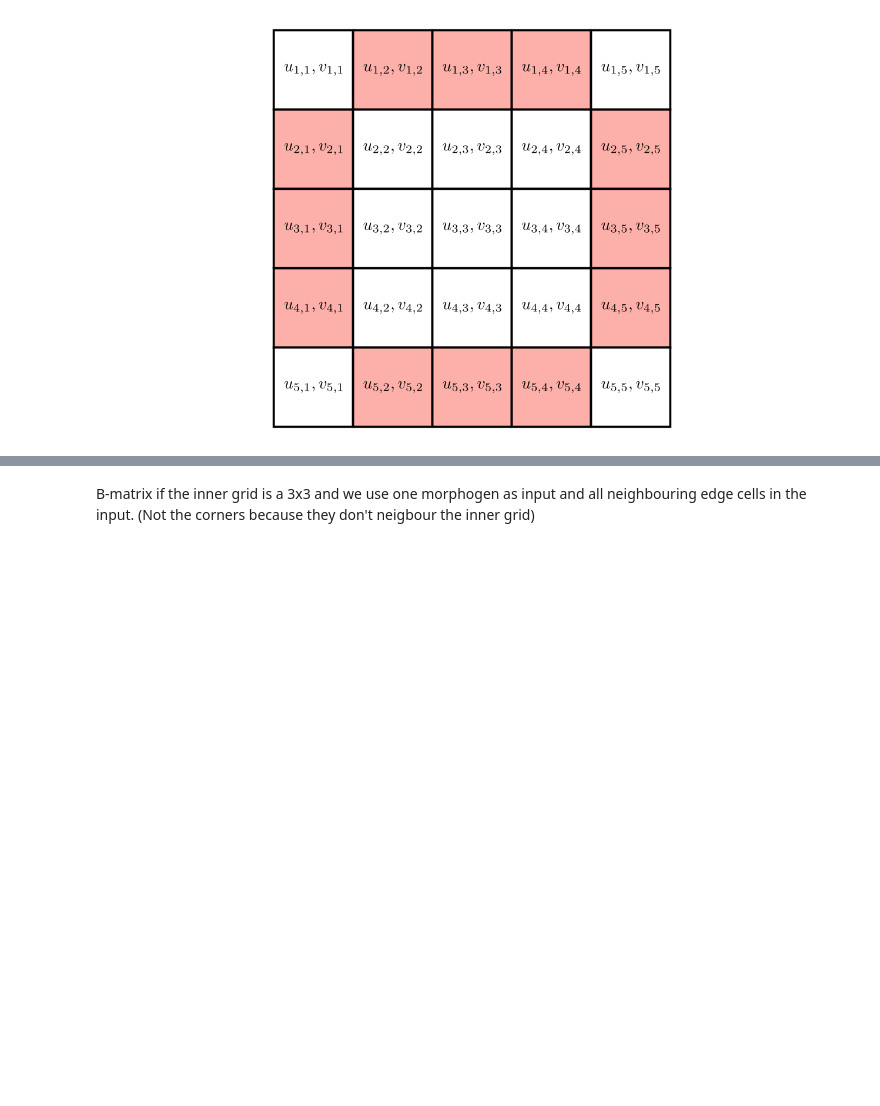
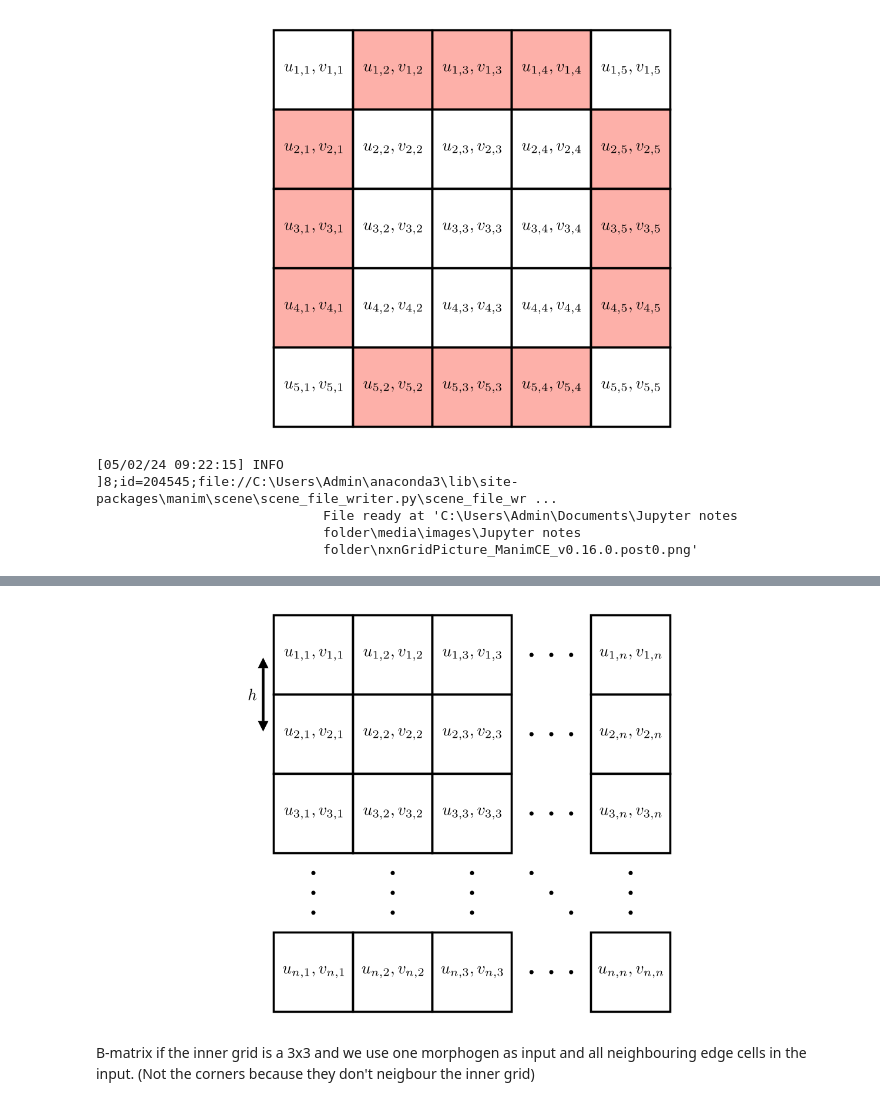
Before and after one commit to Gympaisak/Turing-Pattern, a Jupyter notebook: TuringPatternFinal.ipynb, the cells around one changed output, grey strips where cells are left out. Cells and saved outputs as stored; diff of their text form; code cells hidden in the pictures; blank space fills up the shorter version.

```diff
--- a/TuringPatternFinal.ipynb
+++ b/TuringPatternFinal.ipynb
@@ -177,3 +184,18 @@ for t in time:
+# %%
+# Creating sequence of images from different times of the pattern formation
+
+im_columns = math.ceil(len(imgList) / 2)
+im_rows = 2
+fig = plt.figure(figsize=(10, 7))
+k = 1
+
+for j in imgList:
+    fig.add_subplot(im_rows, im_columns, k)
+
+    plt.imshow(j)
+    plt.axis('off')
+    plt.title('time = %i' %timeList[k-1])
+    k += 1
 # %% [markdown]
 ### Isaks plot (is still here because he can't import cv2)
 # %%
@@ -466,3 +506,66 @@ class GridPicture(Scene):
                     INFO     Rendered GridPicture                                                      ]8;id=149037;file://C:\Users\Admin\anaconda3\lib\site-packages\manim\scene\scene.py\scene.py]8;;\ ...
                              Played 0 animations
 [figure]
+# %%
+%%manim -qm nxnGridPicture
+#Manims positioning uses a 3D coordinate system. Uses numpy arrays. np.array([2,1,0]) is a position on the window.
+#Manims default window is 8 Munits(manim units) tall and 14 + 2/9 = 14.22222.. Munits in width.
+#The origo is at the center of the window
+
+class nxnGridPicture(Scene):
+    def construct(self):
+        self.camera.background_color = WHITE
+        # It seems like all the variables from the other codes are global so I can use U and other variables in this function without having to import them.
+        graph_sl = 7.5 #The graphs side length
+        gridRows = 5
+        gridColumns = 5
+        square_sl = graph_sl/gridRows #The side length of each cell
+        squares = VGroup() #Makes an empty "array" that I can put my square manim objects in.
+        text = VGroup() #Makes an empty "array" that I can put my text manim objects in.
+        dots = VGroup() #Makes an empty "array" that I can put my Dot() manim objects in.
+        arrows = VGroup() #Makes an empty "array" that I can put my arrow manim objects in.
+        fillColor = WHITE
+
+
+        #arrows.add(DoubleArrow(start = [-graph_sl/2, graph_sl/2, 0], end = [-graph_sl/2, graph_sl/2-square_sl, 0], color = BLACK))
+        for i in range(0,gridRows): #Goes through each row
+            for j in range(0,gridColumns): # Goes through each column
+
+                if (i == 3):
+                    if (j == 3):
+                        dots.add(Dot([ -graph_sl/2+square_sl*(0.25+i),graph_sl/2-square_sl*(0.25+j), 0 ], color = BLACK ,radius=0.04)) #left upper dot
+                        dots.add(Dot([ -graph_sl/2+square_sl*(0.5+i),graph_sl/2-square_sl*(0.5+j), 0 ], color = BLACK ,radius=0.04)) #middle dot
+                        dots.add(Dot([ -graph_sl/2+square_sl*(0.75+i),graph_sl/2-square_sl*(0.75+j), 0 ], color = BLACK ,radius=0.04)) #right lower dot
+                    else:
+                        dots.add(Dot([ -graph_sl/2+square_sl*(0.25+i),graph_sl/2-square_sl*(0.5+j), 0 ], color = BLACK ,radius=0.04)) #left dot
+                        dots.add(Dot([ -graph_sl/2+square_sl*(0.5+i),graph_sl/2-square_sl*(0.5+j), 0 ], color = BLACK ,radius=0.04)) #middle dot
+                        dots.add(Dot([ -graph_sl/2+square_sl*(0.75+i),graph_sl/2-square_sl*(0.5+j), 0 ], color = BLACK ,radius=0.04)) #right dot
+                elif (j == 3):
+                    dots.add(Dot([ -graph_sl/2+square_sl*(0.5+i),graph_sl/2-square_sl*(0.25+j), 0 ], color = BLACK ,radius=0.04)) #upper dot
+                    dots.add(Dot([ -graph_sl/2+square_sl*(0.5+i),graph_sl/2-square_sl*(0.5+j), 0 ], color = BLACK ,radius=0.04)) #middle dot
+                    dots.add(Dot([ -graph_sl/2+square_sl*(0.5+i),graph_sl/2-square_sl*(0.75+j), 0 ], color = BLACK ,radius=0.04)) #lower dot
+                else:
+                    squares.add(Square(side_length = square_sl, color = BLACK, fill_color = fillColor, fill_opacity = 0.5).move_to([-graph_sl/2+square_sl*(0.5+i),graph_sl/2-square_sl*(0.5+j),0]))
+                    if (i == 4):
+                        rowNumber = "n"
+                    else:
+                        rowNumber = str(i+1)
+                    if (j == 4):
+                        columnNumber = "n"
+                    else:
+                        columnNumber = str(j+1)
+                    text.add(MathTex("u_{"+rowNumber+","+columnNumber+"},v_{"+rowNumber+","+columnNumber+"}", color = BLACK, font_size = 30).move_to([-graph_sl/2+square_sl*(0.5+j),graph_sl/2-square_sl*(0.5+i),0]))
+
+
+                #self.add(squares[gridRows*i+j])
+        arrows.add(DoubleArrow(start = [-3.75-0.2,  3+0.2,    0  ], end = [-3.75-0.2,  1.5-0.2,   0  ], color = BLACK, tip_length=0.2))
+        arrows.add(MathTex("h",color = BLACK, font_size = 30).move_to([-3.75-0.4,2.25,0]))
+        #arrows.add(DoubleArrow(start = [-3,  3.75+0.2,    0  ], end = [-1.5,  3.75+0.2,   0  ], color = BLACK, tip_length=0.2))
+        #arrows.add(MathTex("h",color = BLACK, font_size = 30).move_to([-3.75-0.4,2.25,0]))
+        self.add(arrows,squares,text,dots)
+        #print(squares[0].get_left())
+# %% [output]
+[05/02/24 09:22:15] INFO                                                                   ]8;id=204545;file://C:\Users\Admin\anaconda3\lib\site-packages\manim\scene\scene_file_writer.py\scene_file_wr ...
+                             File ready at 'C:\Users\Admin\Documents\Jupyter notes
+                             folder\media\images\Jupyter notes
+                             folder\nxnGridPicture_ManimCE_v0.16.0.post0.png'
@@ -469,3 +574,4 @@ class GridPicture(Scene):
+[figure, added]
 # %% [markdown]
 B-matrix if the inner grid is a 3x3 and we use one morphogen as input and all neighbouring edge cells in the input. (Not the corners because they don't neigbour the inner grid)
 # %% [markdown]
```
Also changed, not shown: parts of 8 cells of this notebook, 2 other files.
